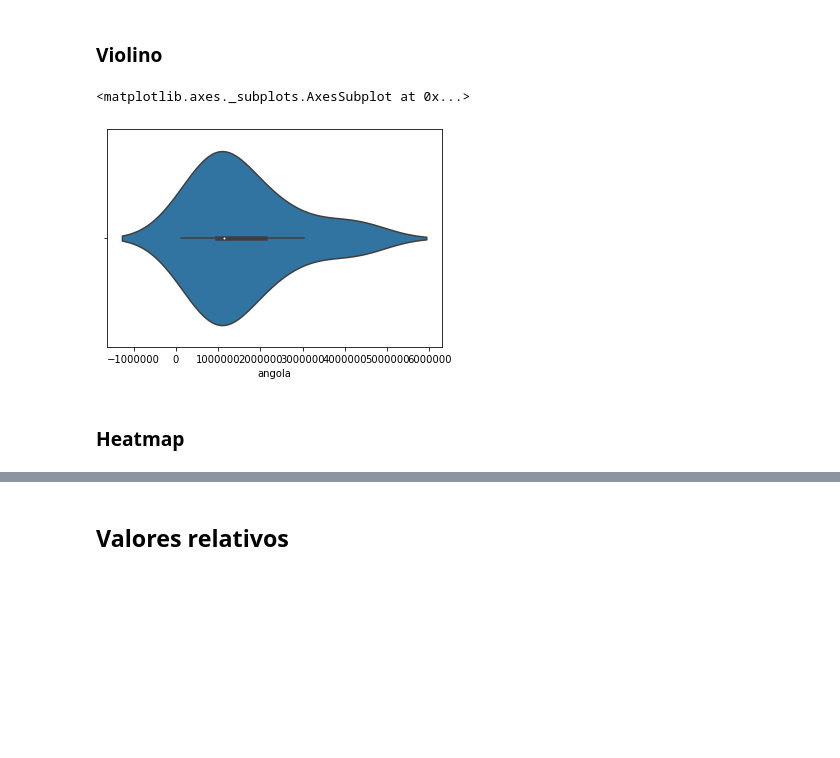
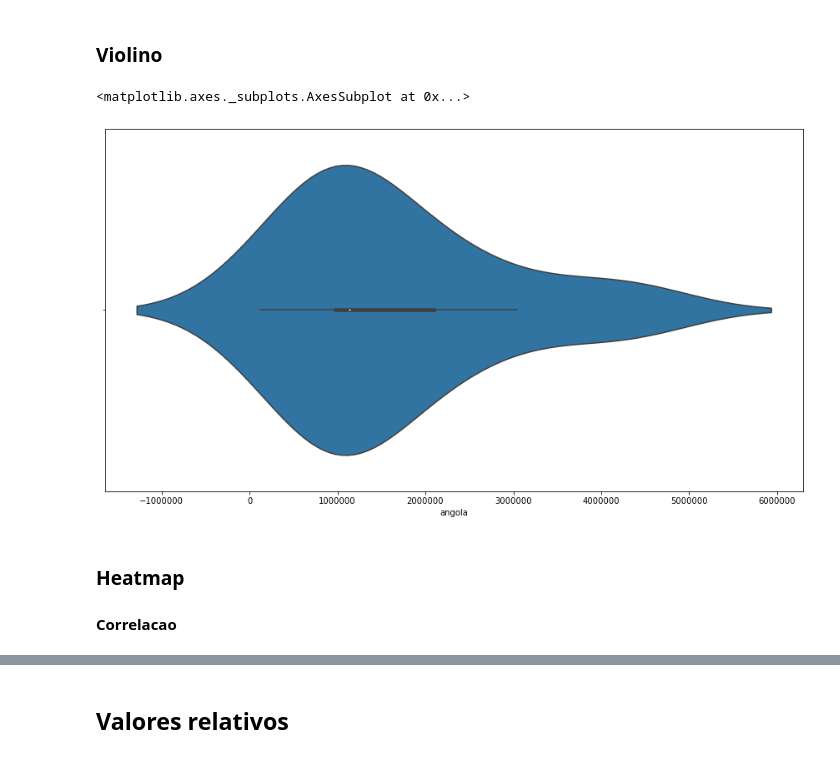
Before and after one commit to LeideSoares/machine_learning_portuguese_tutorial, a Jupyter notebook: a2_libraries/a3_matplotlib_seaborn_visualizacao.ipynb, the cells around one changed output, grey strips where cells are left out. Saved outputs shown, nothing was run; the diff lists cells and outputs as text; code cells hidden in the pictures; blank space fills up the shorter version.

```diff
--- a/a2_libraries/a3_matplotlib_seaborn_visualizacao.ipynb
+++ b/a2_libraries/a3_matplotlib_seaborn_visualizacao.ipynb
@@ -207,9 +182,11 @@ sns.boxplot(evop_dif.angola)
 # %% [markdown]
 ### Violino
 # %%
+plt.figure(figsize = (15, 8))
 sns.violinplot(evop_dif.angola)
 # %% [output]
 <matplotlib.axes._subplots.AxesSubplot at 0x...>
-[figure, old version]
+[figure, new version]
 # %% [markdown]
 ### Heatmap
+#### Correlacao
```
Also changed, not shown: parts of 45 cells of this notebook, 7 other files.
